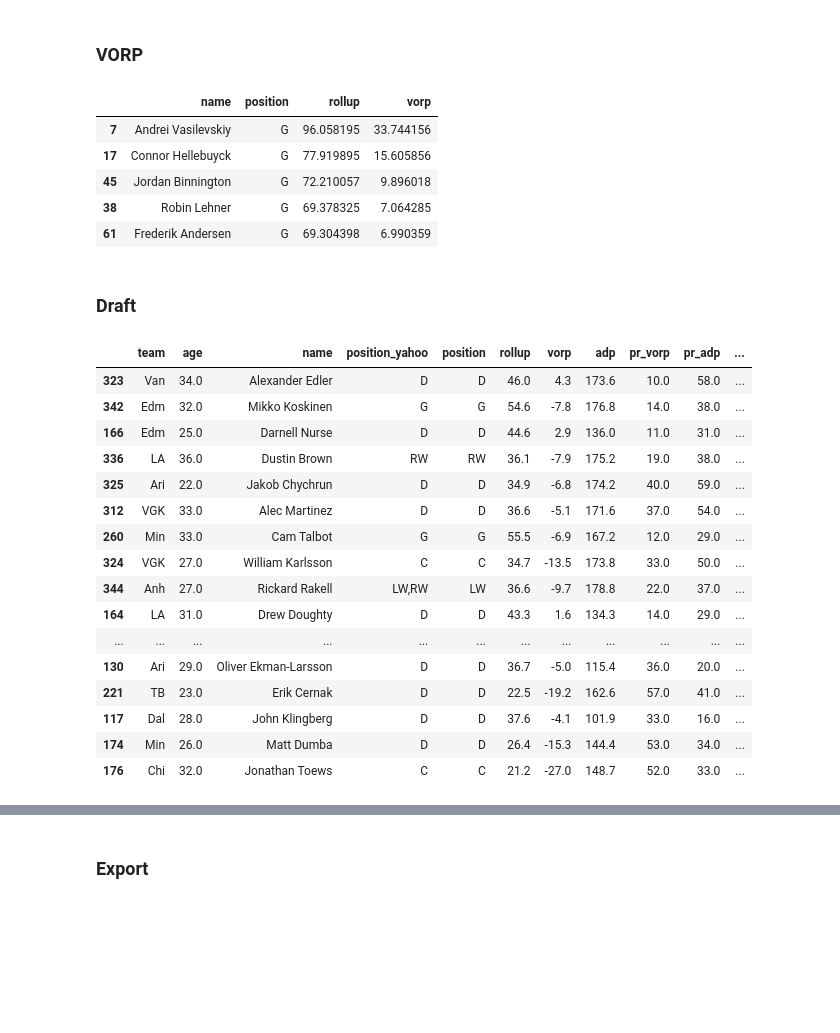
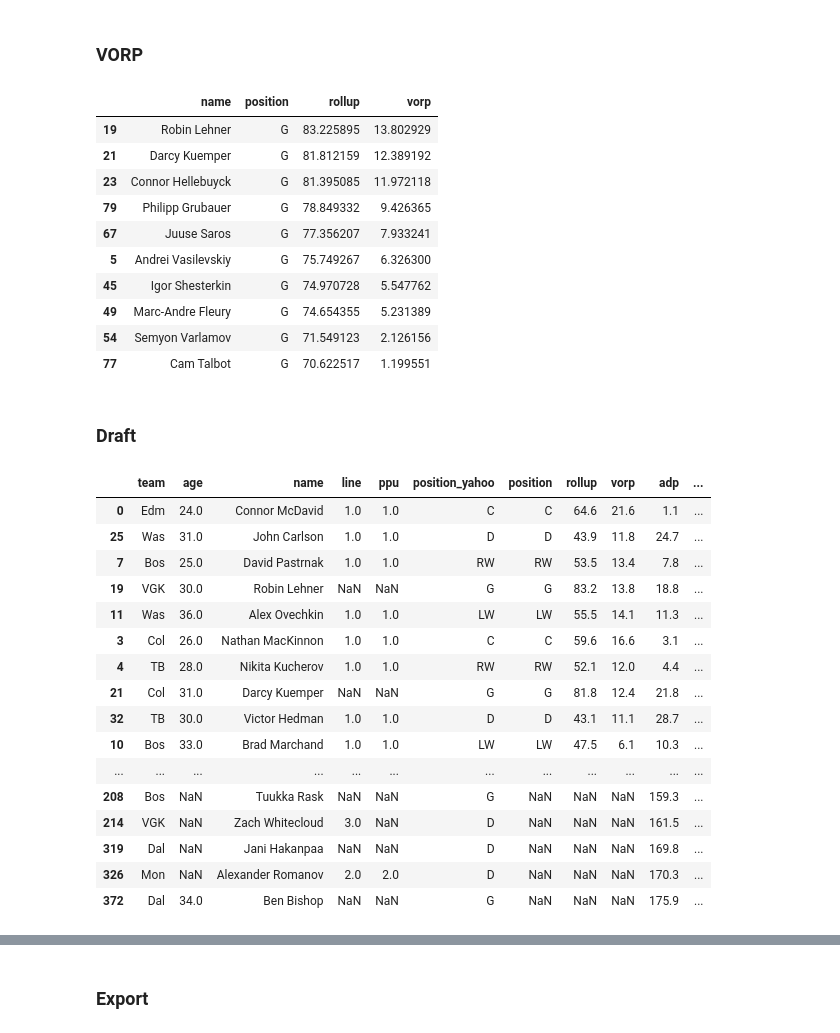
Before and after one commit to maxhumber/fantasy, a Jupyter notebook: draft/notebooks/02-thugz-draft.ipynb, the cells around one changed output, grey strips where cells are left out. Saved outputs shown, nothing was run; the diff lists cells and outputs as text; code cells hidden in the pictures; blank space fills up the shorter version.

```diff
--- a/draft/notebooks/02-thugz-draft.ipynb
+++ b/draft/notebooks/02-thugz-draft.ipynb
@@ -13,20 +13,20 @@ TEAMS = 12
 ROSTER = {'C': 2, 'LW': 2, 'RW': 2, 'D': 4, 'G': 2}
 
 SKATER_CATEGORIES = {
-    'goals': 5/8,          # focus for everyone else
+    'goals': 1,
     'assists': 1,
-    'plus_minus': 1/8,     # bad correlation
     'powerplay_points': 1,
     'shots_on_goal': 1,
     'hits': 1,
-    'blocks': 1
+    'blocks': 1,
+    'game_winning_goals': 1/2
 }
 
 GOALIE_CATEGORIES = {
     "wins" : 1,            # good team is good
-    "save_percentage": 1/2,
-    "saves": 5/8,
-    "shutouts": 1/2        # can't predict
+    "save_percentage": 1,
+    "saves": 1,
+    "shutouts": 1/10
 }
 # %% [markdown]
 ### Players
@@ -157,23 +160,32 @@ for position, slots in ROSTER.items():
     )
     vorp.loc[vorp['position'] == position, 'vorp'] = vorp['vorp'] - replacement
 
-vorp.head()
+vorp.head(10)
 # %% [output]
 |  | name | position | rollup | vorp |
-| 7 | Andrei Vasilevskiy | G | 96.058195 | 33.744156 |
-| 17 | Connor Hellebuyck | G | 77.919895 | 15.605856 |
-| 45 | Jordan Binnington | G | 72.210057 | 9.896018 |
-| 38 | Robin Lehner | G | 69.378325 | 7.064285 |
-| 61 | Frederik Andersen | G | 69.304398 | 6.990359 |
+| 19 | Robin Lehner | G | 83.225895 | 13.802929 |
+| 21 | Darcy Kuemper | G | 81.812159 | 12.389192 |
+| 23 | Connor Hellebuyck | G | 81.395085 | 11.972118 |
+| 79 | Philipp Grubauer | G | 78.849332 | 9.426365 |
+| 67 | Juuse Saros | G | 77.356207 | 7.933241 |
+| 5 | Andrei Vasilevskiy | G | 75.749267 | 6.326300 |
+| 45 | Igor Shesterkin | G | 74.970728 | 5.547762 |
+| 49 | Marc-Andre Fleury | G | 74.654355 | 5.231389 |
+| 54 | Semyon Varlamov | G | 71.549123 | 2.126156 |
+| 77 | Cam Talbot | G | 70.622517 | 1.199551 |
+# %%
+lineups = pd.read_csv("../data/lineups-dailyfaceoff_com.csv")
+lineups["name"] = lineups["name"].replace("Nathan Mackinnon", "Nathan MacKinnon")
 # %% [markdown]
 ### Draft
+# %%
+draft = pd.merge(players, vorp, how="left", on="name", suffixes=("_yahoo", ""))
+draft = pd.merge(draft, lineups, how="left", on="name")
+draft = draft.groupby("name").head(1)
 # %%
-draft = pd.merge(players, vorp, how="left", on="name", suffixes=("_yahoo", ""))
-draft = draft.dropna()
-draft = draft.groupby("name").head(1).dropna()
-
 draft = draft[[
     'team', 'age', 'name',
+    'line', "ppu",
     'position_yahoo', 'position',
     'rollup', 'vorp', 'adp',
 ]]
@@ -189,22 +201,22 @@ draft = draft.sort_values("adp", ascending=True)
 draft["pr_arbitrage"] =  draft['pr_adp'] - draft['pr_vorp']
 draft['round'] = draft["adp"] // TEAMS + 1
 # %%
-draft.sort_values("pr_arbitrage", ascending=False)
+draft.sort_values("pr_vorp", ascending=True)
 # %% [output]
-|  | team | age | name | position_yahoo | position | rollup | vorp | adp | pr_vorp | pr_adp | ... |
-| 323 | Van | 34.0 | Alexander Edler | D | D | 46.0 | 4.3 | 173.6 | 10.0 | 58.0 | ... |
-| 342 | Edm | 32.0 | Mikko Koskinen | G | G | 54.6 | -7.8 | 176.8 | 14.0 | 38.0 | ... |
-| 166 | Edm | 25.0 | Darnell Nurse | D | D | 44.6 | 2.9 | 136.0 | 11.0 | 31.0 | ... |
-| 336 | LA | 36.0 | Dustin Brown | RW | RW | 36.1 | -7.9 | 175.2 | 19.0 | 38.0 | ... |
-| 325 | Ari | 22.0 | Jakob Chychrun | D | D | 34.9 | -6.8 | 174.2 | 40.0 | 59.0 | ... |
-| 312 | VGK | 33.0 | Alec Martinez | D | D | 36.6 | -5.1 | 171.6 | 37.0 | 54.0 | ... |
-| 260 | Min | 33.0 | Cam Talbot | G | G | 55.5 | -6.9 | 167.2 | 12.0 | 29.0 | ... |
-| 324 | VGK | 27.0 | William Karlsson | C | C | 34.7 | -13.5 | 173.8 | 33.0 | 50.0 | ... |
-| 344 | Anh | 27.0 | Rickard Rakell | LW,RW | LW | 36.6 | -9.7 | 178.8 | 22.0 | 37.0 | ... |
-| 164 | LA | 31.0 | Drew Doughty | D | D | 43.3 | 1.6 | 134.3 | 14.0 | 29.0 | ... |
+|  | team | age | name | line | ppu | position_yahoo | position | rollup | vorp | adp | ... |
+| 0 | Edm | 24.0 | Connor McDavid | 1.0 | 1.0 | C | C | 64.6 | 21.6 | 1.1 | ... |
+| 25 | Was | 31.0 | John Carlson | 1.0 | 1.0 | D | D | 43.9 | 11.8 | 24.7 | ... |
+| 7 | Bos | 25.0 | David Pastrnak | 1.0 | 1.0 | RW | RW | 53.5 | 13.4 | 7.8 | ... |
+| 19 | VGK | 30.0 | Robin Lehner | NaN | NaN | G | G | 83.2 | 13.8 | 18.8 | ... |
+| 11 | Was | 36.0 | Alex Ovechkin | 1.0 | 1.0 | LW | LW | 55.5 | 14.1 | 11.3 | ... |
+| 3 | Col | 26.0 | Nathan MacKinnon | 1.0 | 1.0 | C | C | 59.6 | 16.6 | 3.1 | ... |
+| 4 | TB | 28.0 | Nikita Kucherov | 1.0 | 1.0 | RW | RW | 52.1 | 12.0 | 4.4 | ... |
+| 21 | Col | 31.0 | Darcy Kuemper | NaN | NaN | G | G | 81.8 | 12.4 | 21.8 | ... |
+| 32 | TB | 30.0 | Victor Hedman | 1.0 | 1.0 | D | D | 43.1 | 11.1 | 28.7 | ... |
+| 10 | Bos | 33.0 | Brad Marchand | 1.0 | 1.0 | LW | LW | 47.5 | 6.1 | 10.3 | ... |
 | ... | ... | ... | ... | ... | ... | ... | ... | ... | ... | ... | ... |
-| 130 | Ari | 29.0 | Oliver Ekman-Larsson | D | D | 36.7 | -5.0 | 115.4 | 36.0 | 20.0 | ... |
-| 221 | TB | 23.0 | Erik Cernak | D | D | 22.5 | -19.2 | 162.6 | 57.0 | 41.0 | ... |
-| 117 | Dal | 28.0 | John Klingberg | D | D | 37.6 | -4.1 | 101.9 | 33.0 | 16.0 | ... |
-| 174 | Min | 26.0 | Matt Dumba | D | D | 26.4 | -15.3 | 144.4 | 53.0 | 34.0 | ... |
-| 176 | Chi | 32.0 | Jonathan Toews | C | C | 21.2 | -27.0 | 148.7 | 52.0 | 33.0 | ... |
+| 208 | Bos | NaN | Tuukka Rask | NaN | NaN | G | NaN | NaN | NaN | 159.3 | ... |
+| 214 | VGK | NaN | Zach Whitecloud | 3.0 | NaN | D | NaN | NaN | NaN | 161.5 | ... |
+| 319 | Dal | NaN | Jani Hakanpaa | NaN | NaN | D | NaN | NaN | NaN | 169.8 | ... |
+| 326 | Mon | NaN | Alexander Romanov | 2.0 | 2.0 | D | NaN | NaN | NaN | 170.3 | ... |
+| 372 | Dal | 34.0 | Ben Bishop | NaN | NaN | G | NaN | NaN | NaN | 175.9 | ... |
```
Also changed, not shown: parts of 8 cells of this notebook, 34 other files.
